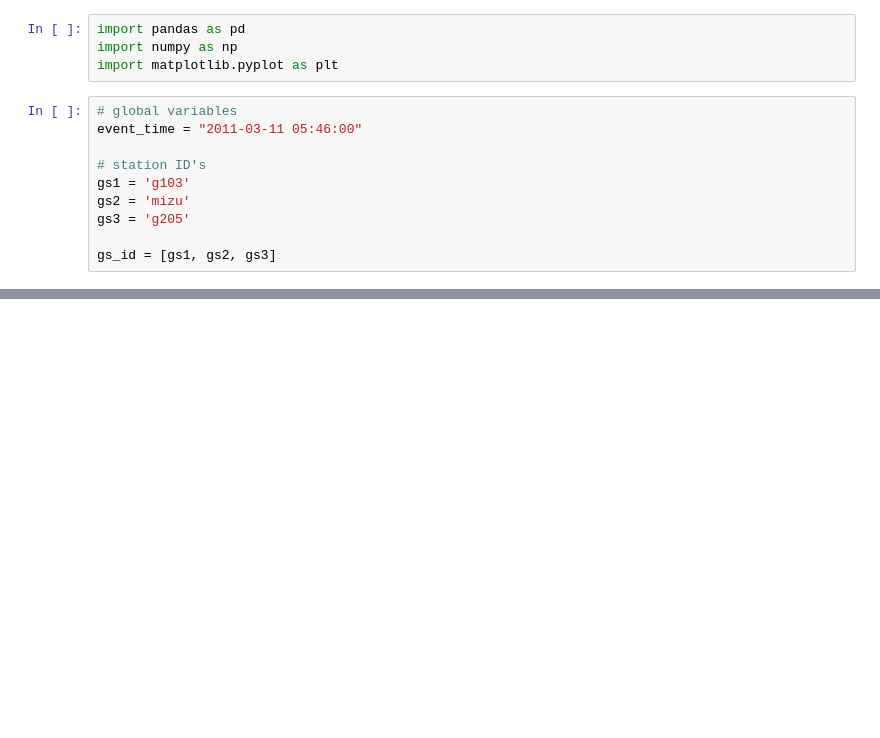
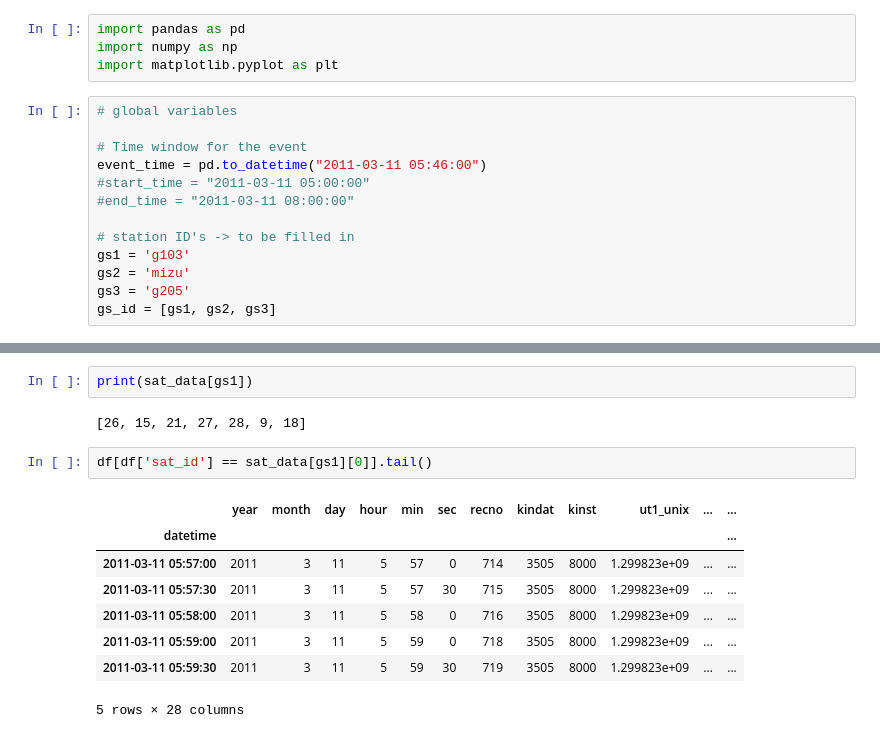
Before and after one commit to mfkiwl/tsunami-vtec-waves, a Jupyter notebook: propagation_speed.ipynb, the cells around one changed output, grey strips where cells are left out. Cells and saved outputs as stored; diff of their text form; blank space fills up the shorter version.

```diff
--- a/propagation_speed.ipynb
+++ b/propagation_speed.ipynb
@@ -4,13 +4,16 @@ import numpy as np
 import matplotlib.pyplot as plt
 # %%
 # global variables
-event_time = "2011-03-11 05:46:00"
 
-# station ID's
+# Time window for the event
+event_time = pd.to_datetime("2011-03-11 05:46:00")
+#start_time = "2011-03-11 05:00:00"
+#end_time = "2011-03-11 08:00:00"
+
+# station ID's -> to be filled in
 gs1 = 'g103'
 gs2 = 'mizu'
 gs3 = 'g205'
-
 gs_id = [gs1, gs2, gs3]
 # %% [markdown]
 # Outline
@@ -74,0 +74,15 @@ datetime                           ...
+# %%
+print(sat_data[gs1])
+# %% [output]
+[26, 15, 21, 27, 28, 9, 18]
+# %%
+df[df['sat_id'] == sat_data[gs1][0]].tail()
+# %% [output]
+|  | year | month | day | hour | min | sec | recno | kindat | kinst | ut1_unix | ... | ... |
+| datetime |  |  |  |  |  |  |  |  |  |  |  | ... |
+| 2011-03-11 05:57:00 | 2011 | 3 | 11 | 5 | 57 | 0 | 714 | 3505 | 8000 | 1.299823e+09 | ... | ... |
+| 2011-03-11 05:57:30 | 2011 | 3 | 11 | 5 | 57 | 30 | 715 | 3505 | 8000 | 1.299823e+09 | ... | ... |
+| 2011-03-11 05:58:00 | 2011 | 3 | 11 | 5 | 58 | 0 | 716 | 3505 | 8000 | 1.299823e+09 | ... | ... |
+| 2011-03-11 05:59:00 | 2011 | 3 | 11 | 5 | 59 | 0 | 718 | 3505 | 8000 | 1.299823e+09 | ... | ... |
+| 2011-03-11 05:59:30 | 2011 | 3 | 11 | 5 | 59 | 30 | 719 | 3505 | 8000 | 1.299823e+09 | ... | ... |
+5 rows × 28 columns
```
Also changed, not shown: parts of 5 cells of this notebook.
